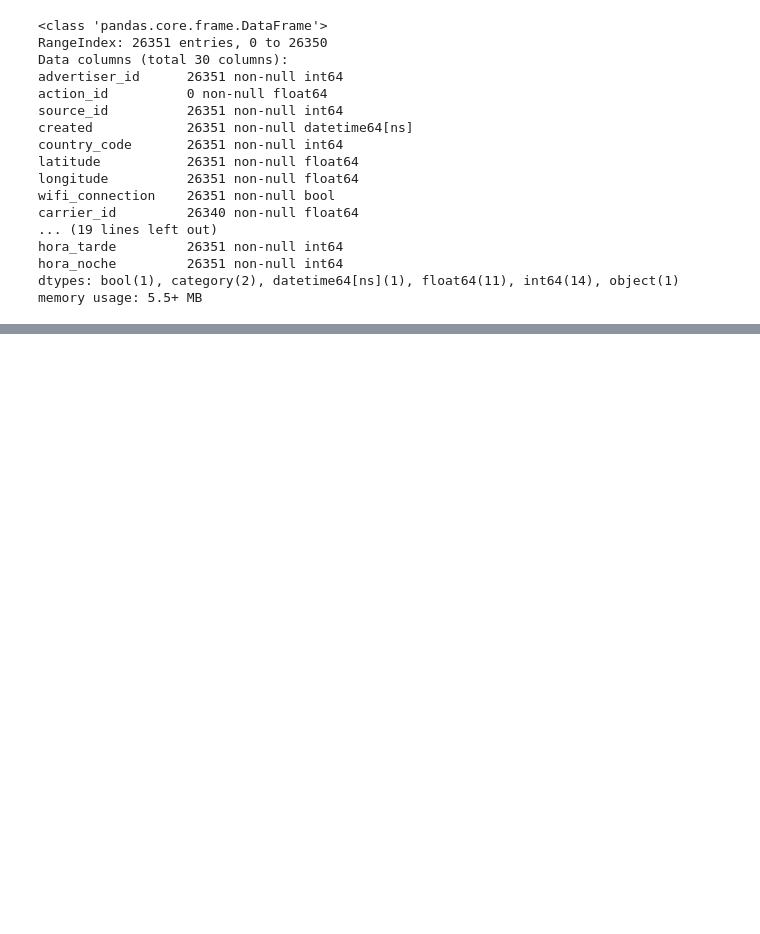
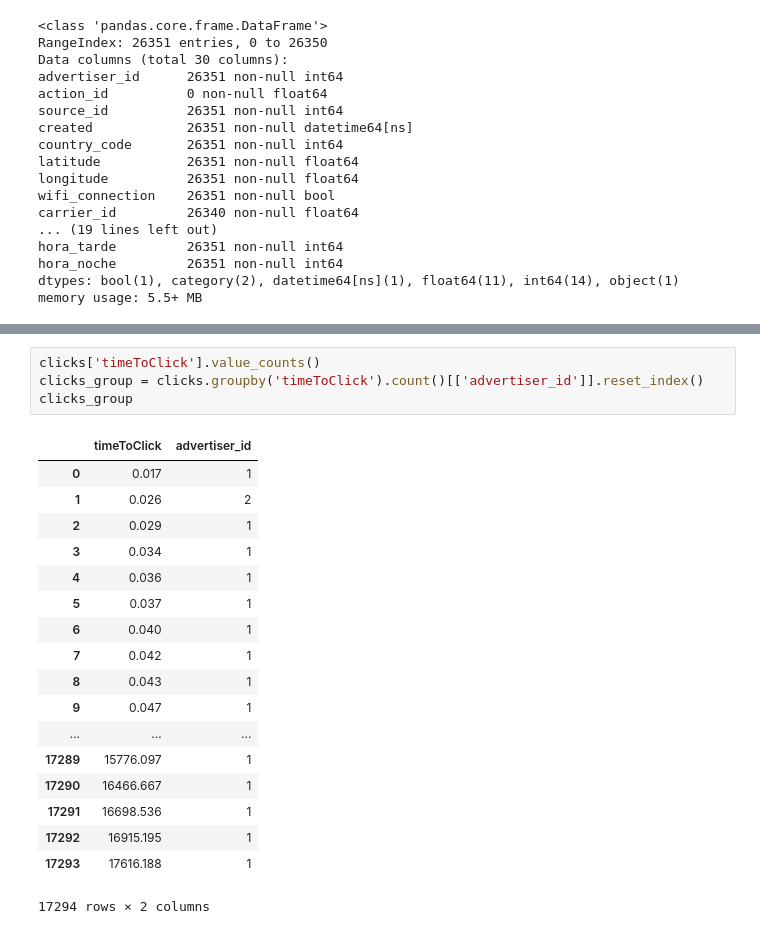
Before and after one commit to asilvestri2020/7506_1C2019, a Jupyter notebook: TP1/TP1_Pruebas_Andres.ipynb, the cells around one changed output, grey strips where cells are left out. Drawn from its saved outputs; the diff is of its cells as text; blank space fills up the shorter version.

```diff
--- a/TP1/TP1_Pruebas_Andres.ipynb
+++ b/TP1/TP1_Pruebas_Andres.ipynb
@@ -655,0 +730,23 @@ sns.kdeplot(clicks_top.touchX, clicks_top.touchY, cmap=cmap, n_levels=60, shade=
+# %%
+clicks['timeToClick'].value_counts()
+clicks_group = clicks.groupby('timeToClick').count()[['advertiser_id']].reset_index()
+clicks_group
+# %% [output]
+|  | timeToClick | advertiser_id |
+| 0 | 0.017 | 1 |
+| 1 | 0.026 | 2 |
+| 2 | 0.029 | 1 |
+| 3 | 0.034 | 1 |
+| 4 | 0.036 | 1 |
+| 5 | 0.037 | 1 |
+| 6 | 0.040 | 1 |
+| 7 | 0.042 | 1 |
+| 8 | 0.043 | 1 |
+| 9 | 0.047 | 1 |
+| ... | ... | ... |
+| 17289 | 15776.097 | 1 |
+| 17290 | 16466.667 | 1 |
+| 17291 | 16698.536 | 1 |
+| 17292 | 16915.195 | 1 |
+| 17293 | 17616.188 | 1 |
+17294 rows × 2 columns
```
Also changed, not shown: parts of 14 cells of this notebook.
